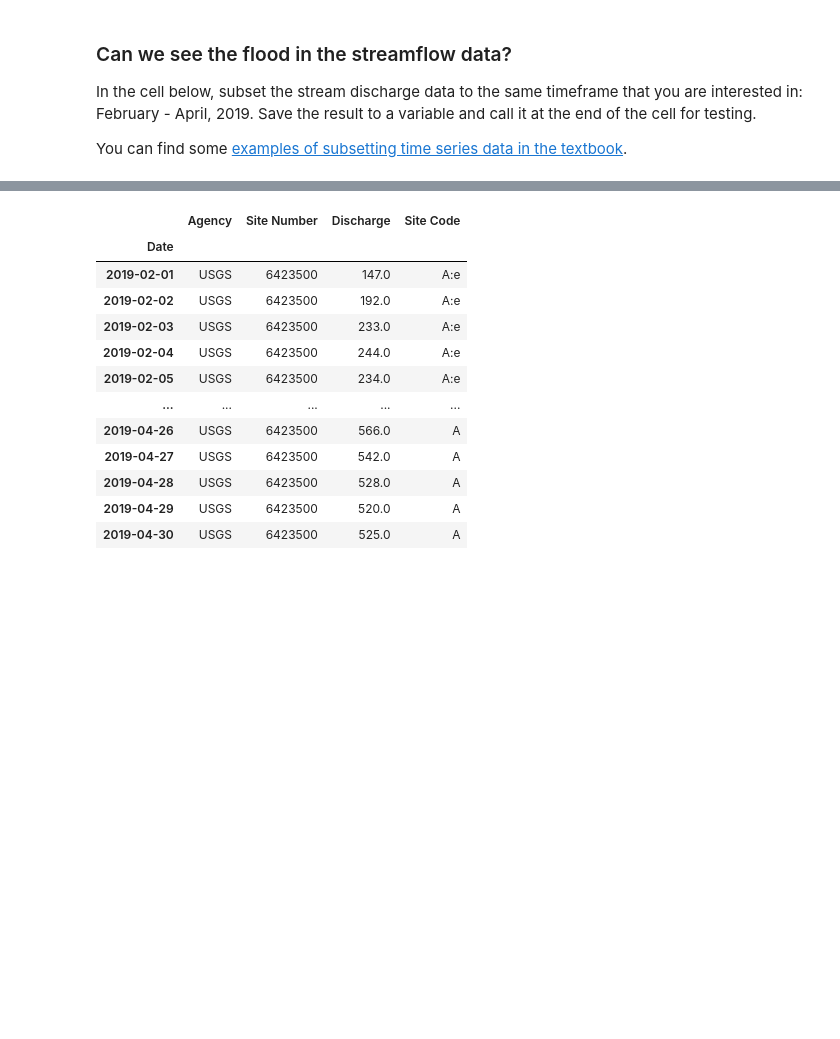
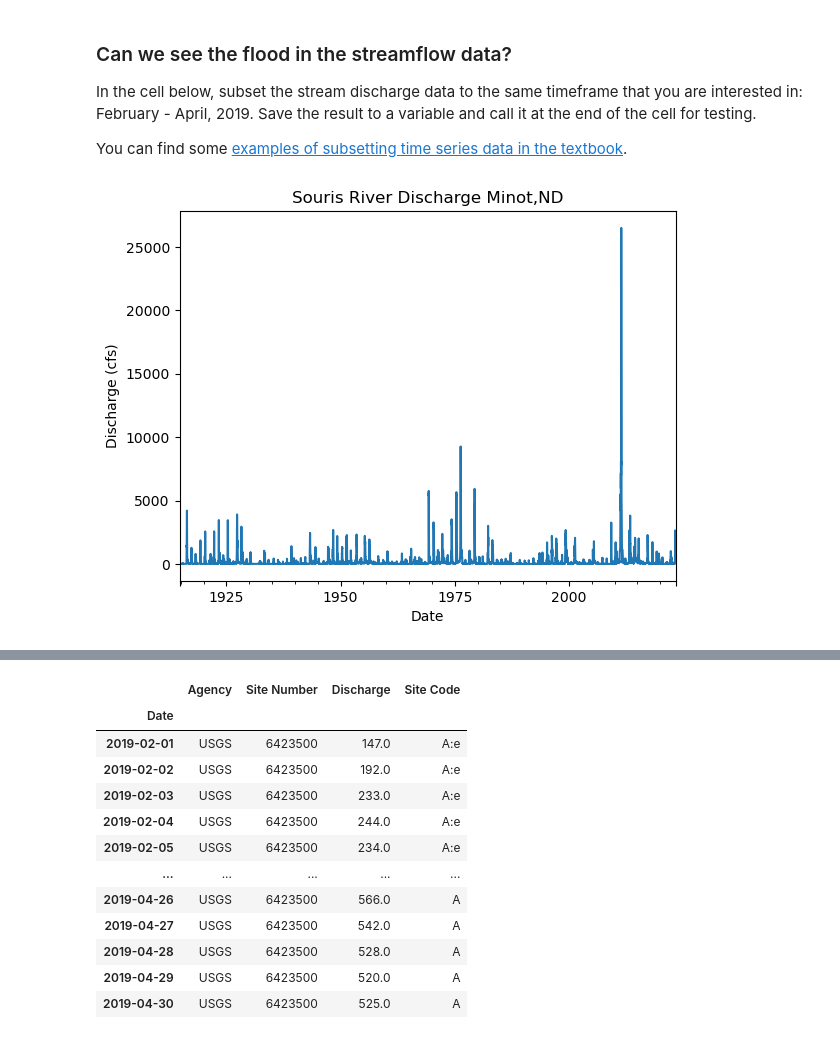
Before and after one commit to TrisDavis/time-series-data-TrisDavis, a Jupyter notebook: stars-02-time-series.ipynb, the cells around one changed output, grey strips where cells are left out. Saved outputs shown, nothing was run; the diff lists cells and outputs as text; code cells hidden in the pictures; blank space fills up the shorter version.

```diff
--- a/stars-02-time-series.ipynb
+++ b/stars-02-time-series.ipynb
@@ -213,7 +213,7 @@ In the cell below complete the following task:
 2. Download the data using the provided code.
 3. Save the result (or HTTP Response) to a **descriptive variable**, and call the variable at the end of the cell.
 # %%
-nwis_url = 'https://waterdata.usgs.gov/nwis/dv?cb_all_=on&cb_00060=on&cb_00065=on&format=rdb&site_no=06423500&legacy=&referred_module=sw&period=&begin_date=1914-10-01&end_date=2023-05-24'
+nwis_url = 'https://waterdata.usgs.gov/nwis/dv?cb_all_=on&cb_00060=on&cb_00065=on&format=rdb&site_no=05117500&legacy=&referred_module=sw&period=&begin_date=1914-10-01&end_date=2023-05-24'
 
 
 #raise NotImplementedError()
@@ -292,3 +292,15 @@ Notice that when you print your downloaded data, each line has a `b` in front of
   * Uncomment the code below, **one line at a time**.
   * Using the observations you made above, add the necessary values to get `pandas` to correctly import the data.
   * Make sure to include units in your column names where applicable! What units are these streamflow measurements?
+# %%
+souris_river_flow = pd.read_csv(
+    BytesIO(Req.content),
+    comment='#',
+    delimiter='\t',
+    skiprows=[30,31],
+    names=["Agency","Site Number","Date","Discharge"," Site Code", "Gauge Height", "Site Code 2"],
+    index_col='Date',
+    parse_dates=True,
+)
+souris_river_flow_update = souris_river_flow.drop(columns = ["Gauge Height", "Site Code 2"])
+souris_river_flow_update
@@ -473,3 +523,9 @@ q_points
 In the cell below, subset the stream discharge data to the same timeframe that you are interested in: February - April, 2019. Save the result to a variable and call it at the end of the cell for testing.
 
 You can find some [examples of subsetting time series data in the textbook](https://www.earthdatascience.org/courses/use-data-open-source-python/use-time-series-data-in-python/date-time-types-in-pandas-python/subset-time-series-data-python/).
+# %%
+souris_river_flow_update.plot(y= "Discharge", legend= False, xlabel= "Date",
+                              ylabel= "Discharge (cfs)", title= "Souris River Discharge Minot,ND")
+plt.show()
+# %% [output]
+[figure, added]
```
Also changed, not shown: parts of 7 cells of this notebook.
